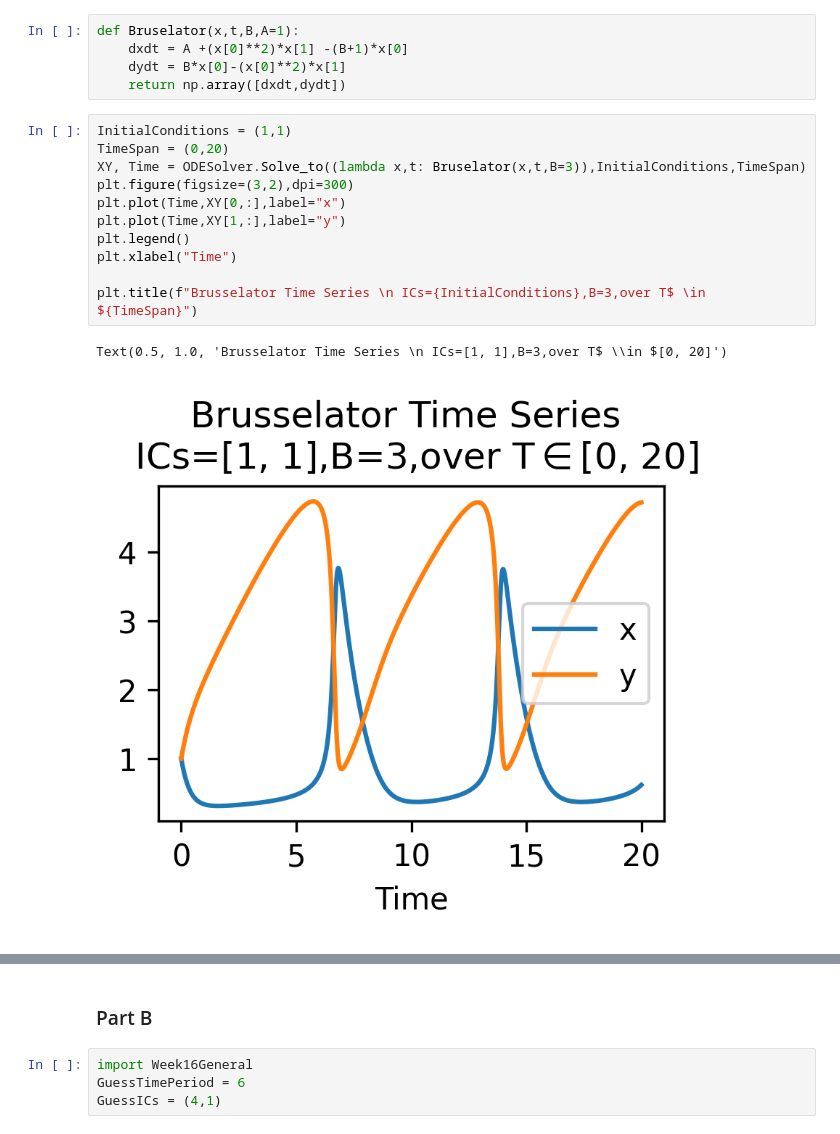
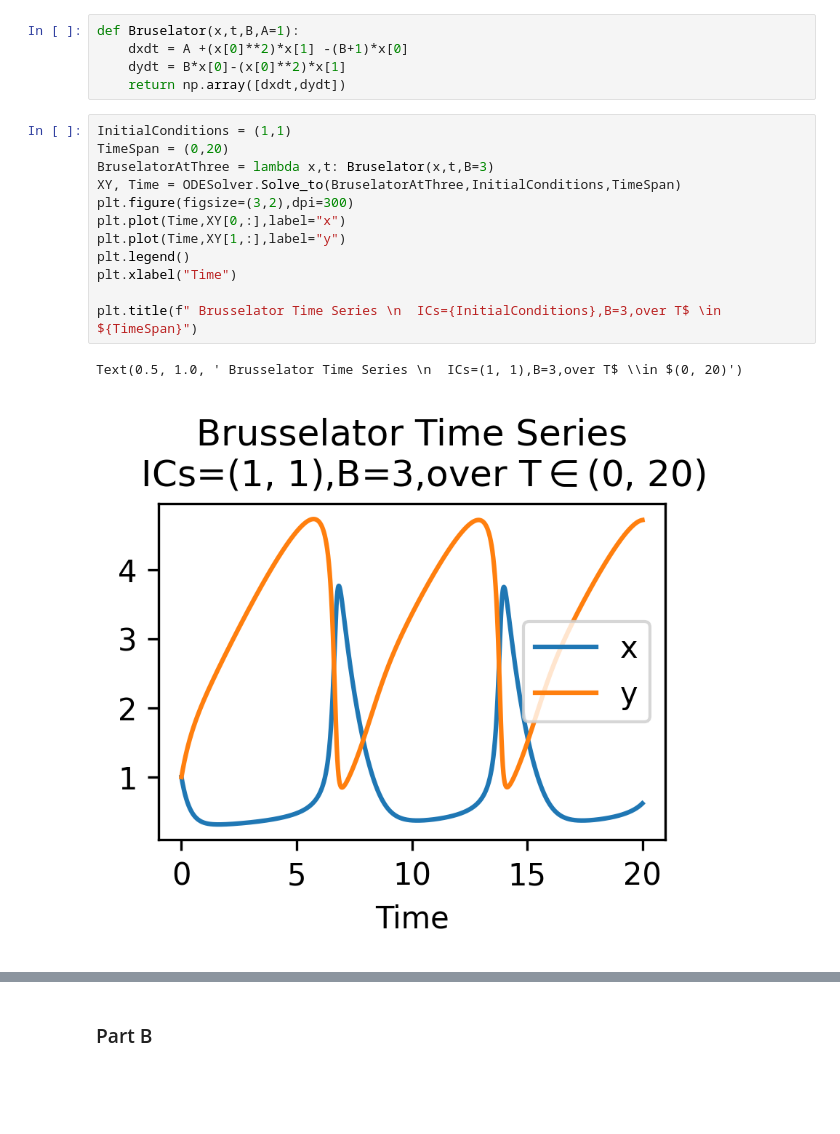
Before and after one commit to LudoOliver/emat30008, a Jupyter notebook: SciCompDemos.ipynb, the cells around one changed output, grey strips where cells are left out. Cells and saved outputs as stored; diff of their text form; blank space fills up the shorter version.

```diff
--- a/SciCompDemos.ipynb
+++ b/SciCompDemos.ipynb
@@ -14,16 +14,17 @@ def Bruselator(x,t,B,A=1):
 # %%
 InitialConditions = (1,1)
 TimeSpan = (0,20)
-XY, Time = ODESolver.Solve_to((lambda x,t: Bruselator(x,t,B=3)),InitialConditions,TimeSpan)
+BruselatorAtThree = lambda x,t: Bruselator(x,t,B=3)
+XY, Time = ODESolver.Solve_to(BruselatorAtThree,InitialConditions,TimeSpan)
 plt.figure(figsize=(3,2),dpi=300)
 plt.plot(Time,XY[0,:],label="x")
 plt.plot(Time,XY[1,:],label="y")
 plt.legend()
 plt.xlabel("Time")
 
-plt.title(f"Brusselator Time Series \n ICs={InitialConditions},B=3,over T$ \in ${TimeSpan}")
+plt.title(f" Brusselator Time Series \n  ICs={InitialConditions},B=3,over T$ \in ${TimeSpan}")
 # %% [output]
-Text(0.5, 1.0, 'Brusselator Time Series \n ICs=[1, 1],B=3,over T$ \\in $[0, 20]')
+Text(0.5, 1.0, ' Brusselator Time Series \n  ICs=(1, 1),B=3,over T$ \\in $(0, 20)')
-[figure, old version]
+[figure, new version]
 # %% [markdown]
 > Small note: the SyntaxWarning comes from cpython misidentifying latex, the code still runs as expected
@@ -30,7 +32,3 @@ Text(0.5, 1.0, 'Brusselator Time Series \n ICs=[1, 1],B=3,over T$ \\in $[0, 20]'
 As seen from the above graph, the system enters a limit cycle with a period of $\approx6$ with a turning point at $x\approx4$ and $y\approx1$
 # %% [markdown]
 ### Part B
-# %%
-import Week16General
-GuessTimePeriod = 6
-GuessICs = (4,1)
```
Also changed, not shown: parts of 3 cells of this notebook.
